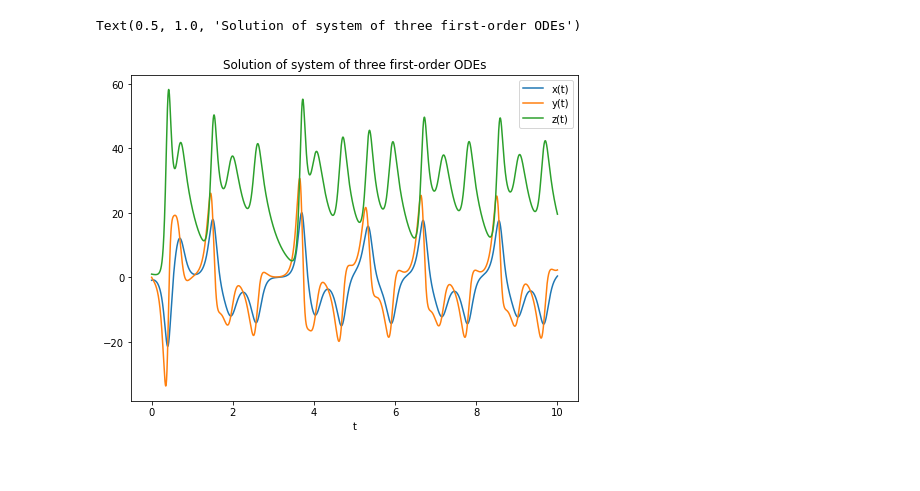
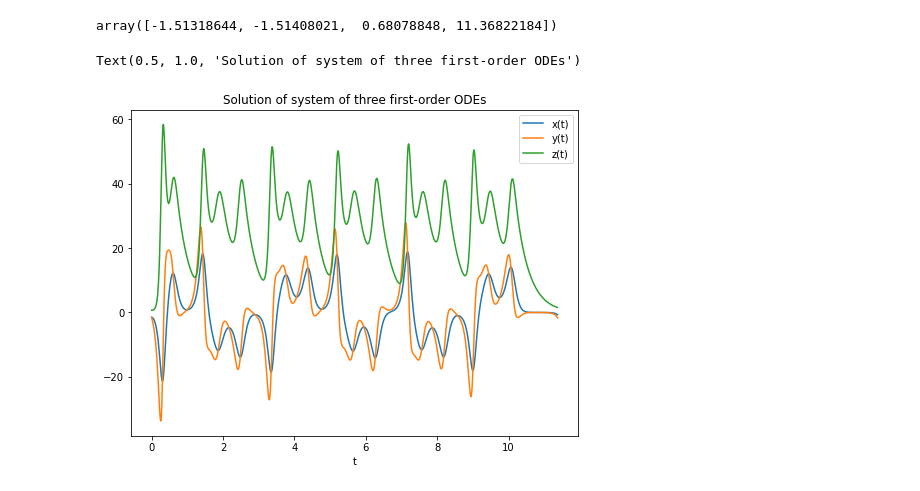
Before and after one commit to TheaRoseBarnes/emat30008, a Jupyter notebook: NumericalShooting.ipynb, the cells around one changed output. Saved outputs shown, nothing was run; the diff lists cells and outputs as text; code cells hidden in the pictures.

```diff
--- a/NumericalShooting.ipynb
+++ b/NumericalShooting.ipynb
@@ -153,6 +167,14 @@ Text(0.5, 1.0, 'Predator-Prey equations using Runge-Kutta method for one periodi
 m = 8
 n = 30
 c = 8/3
+# %%
+# define a system of 3 first order ODE's
+def system2(t,Z,m,n,c):
+    x, y, z = Z[0], Z[1], Z[2]
+    xdot = -m*x + m*y
+    ydot = n*x + y - x*z
+    zdot = x*y - c*z
+    return [xdot,ydot,zdot]
 # %%
 # define a system of 3 first order ODE's
 def system(Z,t,args=(m,n,c)):
@@ -179,13 +202,29 @@ array([-0.86200401,  0.06329073,  1.04357027, 10.00000611])
+# %%
+root = fsolve(shooting,[-1,0,1,10],args = (system2,phase_condition_func,(m,n,c)))
+root
+# %% [output]
+array([-1.51318644, -1.51408021,  0.68078848, 11.36822184])
 # %%
-fig=plt.figure(figsize=(8,6))
-sol = solve_ode_system(system,0.001,0,root[:-1],np.arange(0,root[-1],0.001), rk4_solve_step,args=(m,n,c))
-plt.plot(np.arange(0,root[-1],0.001),[state[0] for state in sol])
-plt.plot(np.arange(0,root[-1],0.001),[state[1] for state in sol])
-plt.plot(np.arange(0,root[-1],0.001),[state[-1] for state in sol])
-plt.legend(['x(t)','y(t)','z(t)'])
-plt.xlabel('t')
-plt.ylabel('')
-plt.title('Solution of system of three first-order ODEs')
+#fig=plt.figure(figsize=(8,6))
+#sol = solve_ode_system(system,0.001,0,root[:-1],np.arange(0,root[-1],0.001), rk4_solve_step,args=(m,n,c))
+#plt.plot(np.arange(0,root[-1],0.001),[state[0] for state in sol])
+#plt.plot(np.arange(0,root[-1],0.001),[state[1] for state in sol])
+#plt.plot(np.arange(0,root[-1],0.001),[state[-1] for state in sol])
+#plt.legend(['x(t)','y(t)','z(t)'])
+#plt.xlabel('t')
+#plt.ylabel('')
+#plt.title('Solution of system of three first-order ODEs')
-# %% [output]
-Text(0.5, 1.0, 'Solution of system of three first-order ODEs')
-[figure, removed]
+# %%
+#plot the solution for one periodic orbit
+fig=plt.figure(figsize=(8,6))
+sol = solve_ivp(system2, (0,root[-1]), root[:-1], args = (m,n,c), rtol = 1e-6)
+plt.plot(sol.t, sol.y[0])
+plt.plot(sol.t, sol.y[1])
+plt.plot(sol.t, sol.y[2])
+plt.legend(['x(t)','y(t)','z(t)'])
+plt.xlabel('t')
+plt.ylabel('')
+plt.title('Solution of system of three first-order ODEs')
+# %% [output]
+Text(0.5, 1.0, 'Solution of system of three first-order ODEs')
+[figure, added]
```
Also changed, not shown: parts of 20 cells of this notebook.
